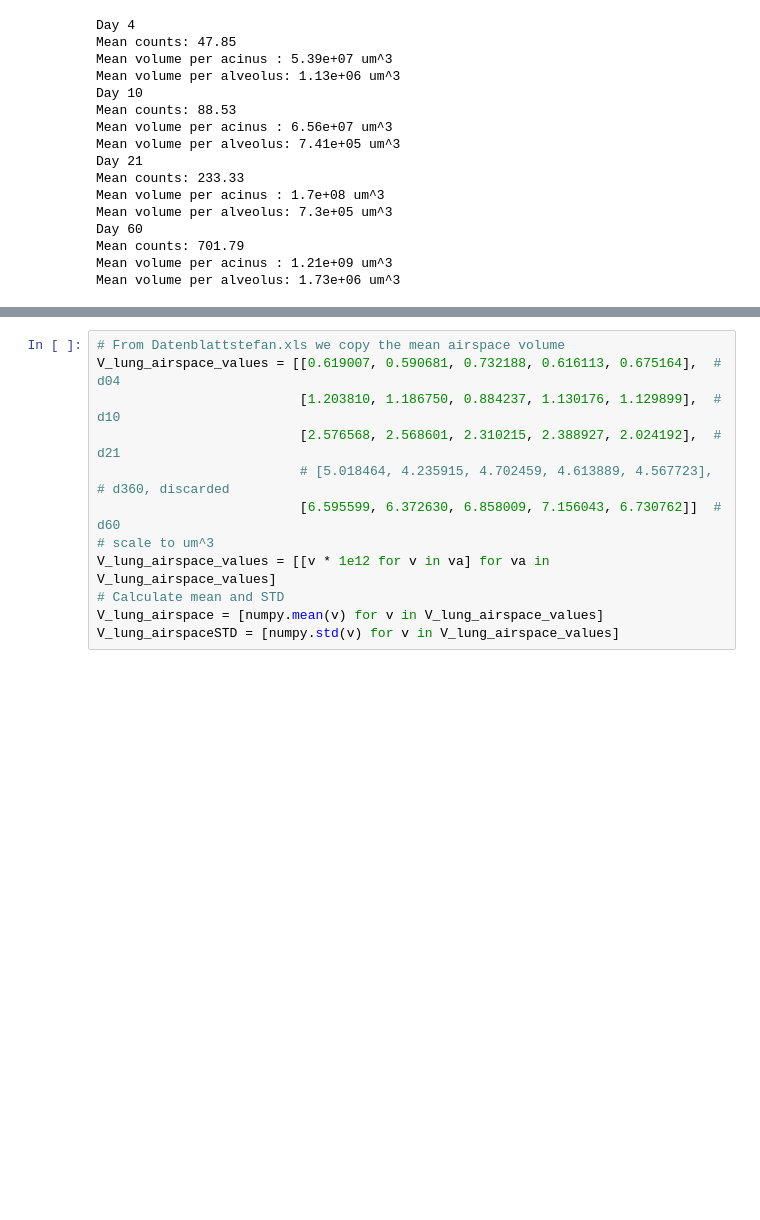
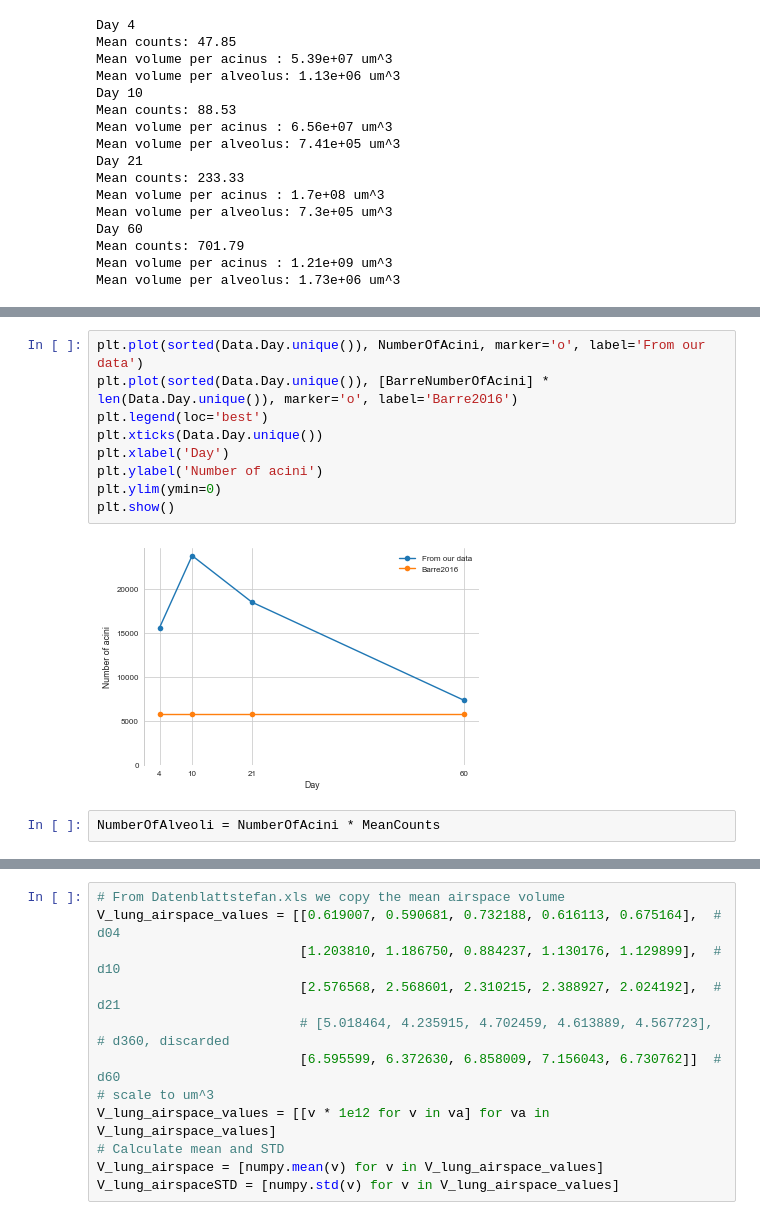
Before and after one commit to habi/acinar-analysis, a Jupyter notebook: Analysis.ipynb, the cells around one changed output, grey strips where cells are left out. Cells and saved outputs as stored; diff of their text form; blank space fills up the shorter version.

```diff
--- a/Analysis.ipynb
+++ b/Analysis.ipynb
@@ -1388 +1395,14 @@ plt.show()
+# %%
+plt.plot(sorted(Data.Day.unique()), NumberOfAcini, marker='o', label='From our data')
+plt.plot(sorted(Data.Day.unique()), [BarreNumberOfAcini] * len(Data.Day.unique()), marker='o', label='Barre2016')
+plt.legend(loc='best')
+plt.xticks(Data.Day.unique())
+plt.xlabel('Day')
+plt.ylabel('Number of acini')
+plt.ylim(ymin=0)
+plt.show()
+# %% [output]
+[figure, added]
+# %%
+NumberOfAlveoli = NumberOfAcini * MeanCounts
 # %%
```
Also changed, not shown: parts of 38 cells of this notebook.
